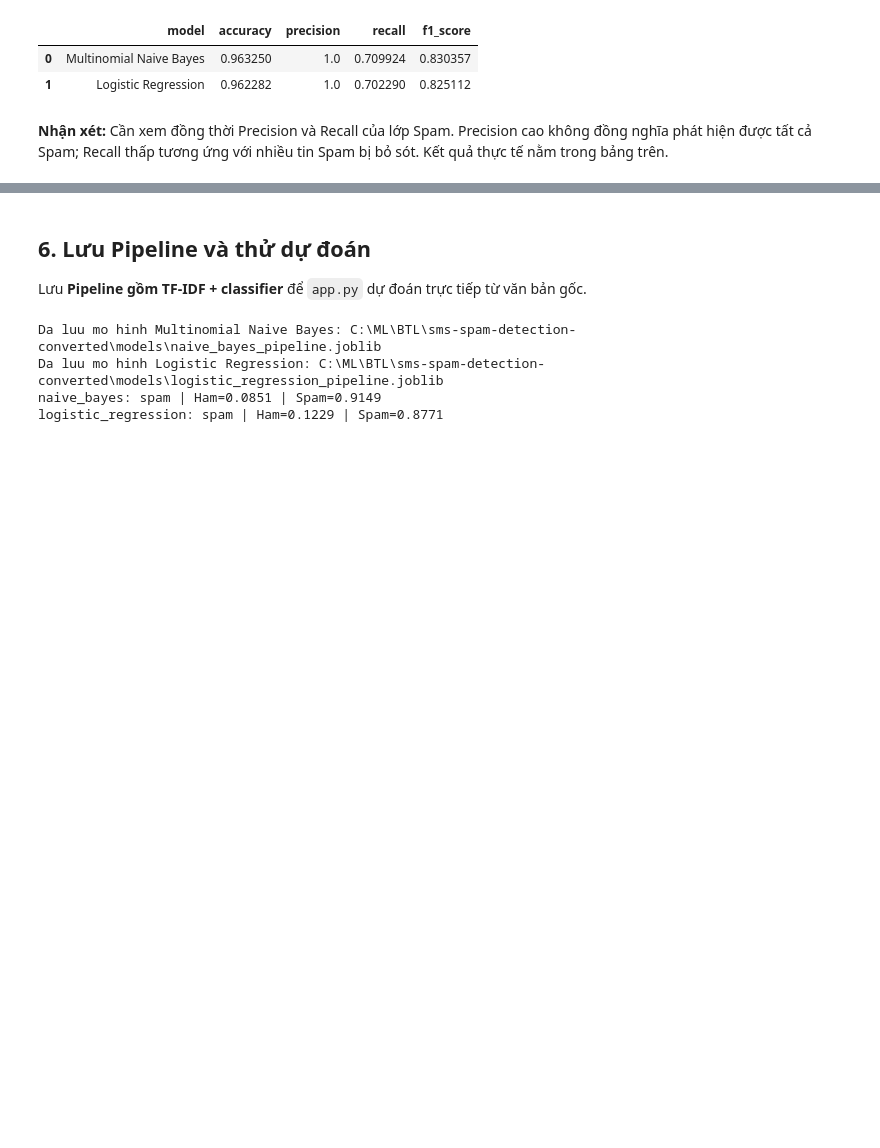
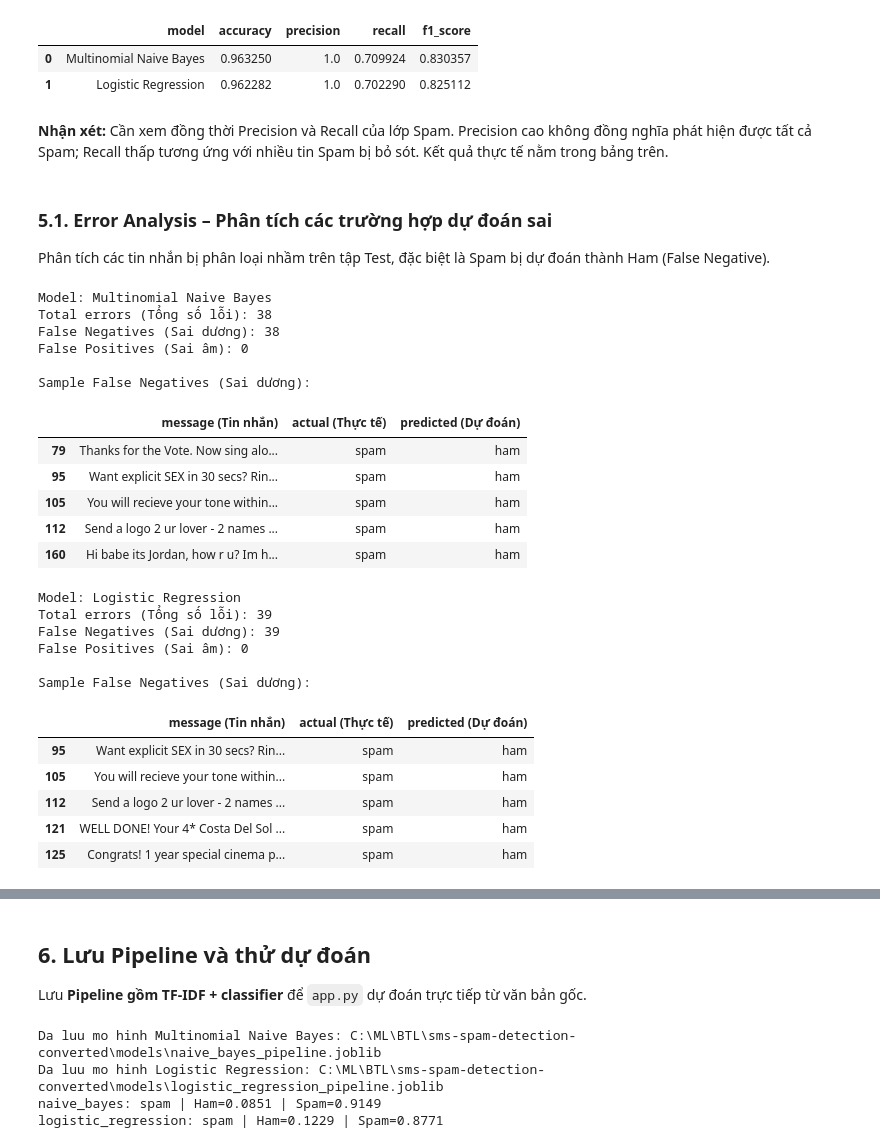
Before and after one commit to andrew-caominhtri/sms-spam-detection, a Jupyter notebook: SMS_Spam_Detection.ipynb, the cells around one changed output, grey strips where cells are left out. Saved outputs shown, nothing was run; the diff lists cells and outputs as text; code cells hidden in the pictures; blank space fills up the shorter version.

```diff
--- a/SMS_Spam_Detection.ipynb
+++ b/SMS_Spam_Detection.ipynb
@@ -470,3 +470,74 @@ Da luu bieu do so sanh: C:\ML\BTL\sms-spam-detection-converted\outputs\model_com
 | 1 | Logistic Regression | 0.962282 | 1.0 | 0.702290 | 0.825112 |
 # %% [markdown]
 **Nhận xét:** Cần xem đồng thời Precision và Recall của lớp Spam. Precision cao không đồng nghĩa phát hiện được tất cả Spam; Recall thấp tương ứng với nhiều tin Spam bị bỏ sót. Kết quả thực tế nằm trong bảng trên.
+# %% [markdown]
+### 5.1. Error Analysis – Phân tích các trường hợp dự đoán sai
+
+Phân tích các tin nhắn bị phân loại nhầm trên tập Test,
+đặc biệt là Spam bị dự đoán thành Ham (False Negative).
+# %%
+error_results = {}
+
+for name, model in trained_models.items():
+
+    # Du doan tren tap Test
+    y_pred = model.predict(X_test)
+
+    # Tao bang so sanh nhan thuc te va du doan
+    analysis_df = pd.DataFrame({
+        "message (Tin nhắn)": X_test.to_numpy(),
+        "actual (Thực tế)": y_test.to_numpy(),
+        "predicted (Dự đoán)": y_pred
+    })
+
+    # Loc cac tin nhan du doan sai
+    errors = analysis_df[
+        analysis_df["actual (Thực tế)"] != analysis_df["predicted (Dự đoán)"]
+    ].copy()
+
+    # Spam bi du doan nham thanh Ham
+    false_negatives = errors[
+        (errors["actual (Thực tế)"] == "spam") &
+        (errors["predicted (Dự đoán)"] == "ham")
+    ]
+
+    # Ham bi du doan nham thanh Spam
+    false_positives = errors[
+        (errors["actual (Thực tế)"] == "ham") &
+        (errors["predicted (Dự đoán)"] == "spam")
+    ]
+
+    error_results[name] = errors
+
+    print(f"\nModel: {name}")
+    print(f"Total errors (Tổng số lỗi): {len(errors)}")
+    print(f"False Negatives (Sai dương): {len(false_negatives)}")
+    print(f"False Positives (Sai âm): {len(false_positives)}")
+
+    print("\nSample False Negatives (Sai dương):")
+    display(false_negatives.head(5))
+# %% [output]
+Model: Multinomial Naive Bayes
+Total errors (Tổng số lỗi): 38
+False Negatives (Sai dương): 38
+False Positives (Sai âm): 0
+
+Sample False Negatives (Sai dương):
+|  | message (Tin nhắn) | actual (Thực tế) | predicted (Dự đoán) |
+| 79 | Thanks for the Vote. Now sing alo... | spam | ham |
+| 95 | Want explicit SEX in 30 secs? Rin... | spam | ham |
+| 105 | You will recieve your tone within... | spam | ham |
+| 112 | Send a logo 2 ur lover - 2 names ... | spam | ham |
+| 160 | Hi babe its Jordan, how r u? Im h... | spam | ham |
+Model: Logistic Regression
+Total errors (Tổng số lỗi): 39
+False Negatives (Sai dương): 39
+False Positives (Sai âm): 0
+
+Sample False Negatives (Sai dương):
+|  | message (Tin nhắn) | actual (Thực tế) | predicted (Dự đoán) |
+| 95 | Want explicit SEX in 30 secs? Rin... | spam | ham |
+| 105 | You will recieve your tone within... | spam | ham |
+| 112 | Send a logo 2 ur lover - 2 names ... | spam | ham |
+| 121 | WELL DONE! Your 4* Costa Del Sol ... | spam | ham |
+| 125 | Congrats! 1 year special cinema p... | spam | ham |
```
Also changed, not shown: parts of 15 cells of this notebook, 1 other file.
